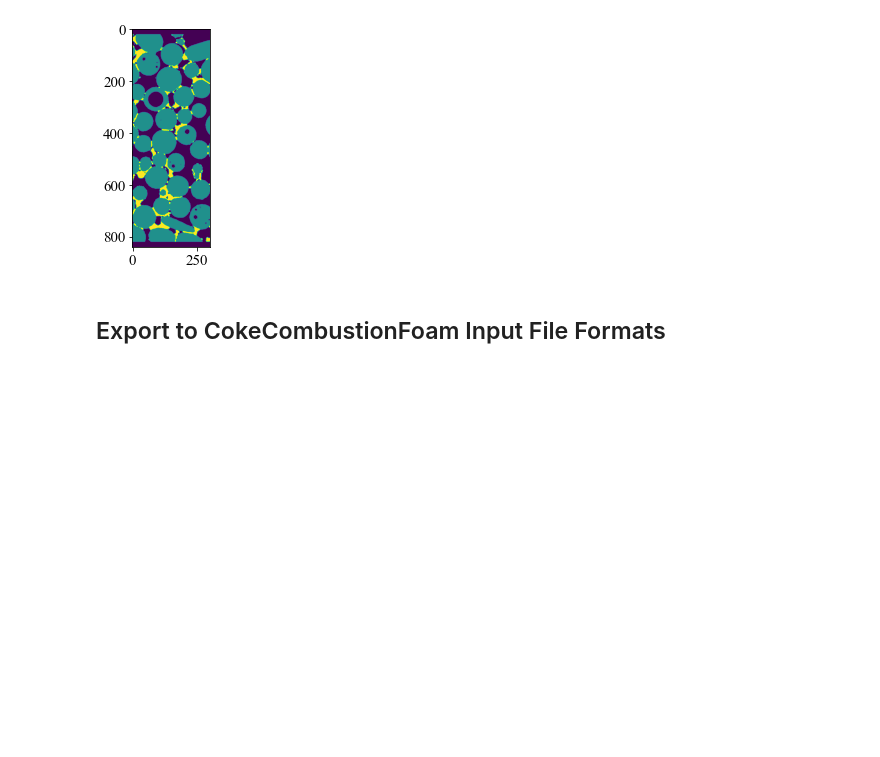
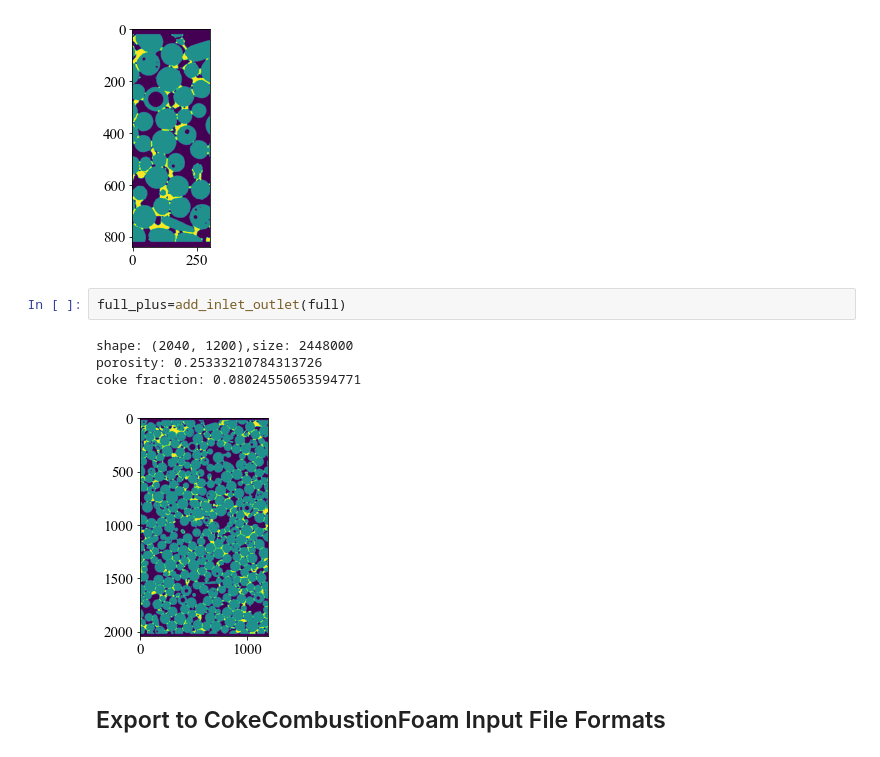
Before and after one commit to anoldfriend0718/openfoam, a Jupyter notebook: applications/solvers/cokeCombustionFoam/SegregatedSteps/runs/complicatedPorousMedia/structures/processStructure.ipynb, the cells around one changed output. Saved outputs shown, nothing was run; the diff lists cells and outputs as text; blank space fills up the shorter version.

```diff
--- a/applications/solvers/cokeCombustionFoam/SegregatedSteps/runs/complicatedPorousMedia/structures/processStructure.ipynb
+++ b/applications/solvers/cokeCombustionFoam/SegregatedSteps/runs/complicatedPorousMedia/structures/processStructure.ipynb
@@ -118,6 +131,13 @@ shape: (840, 300),size: 252000
 porosity: 0.3124246031746032
 coke fraction: 0.07448412698412699
 [figure]
+# %%
+full_plus=add_inlet_outlet(full)
+# %% [output]
+shape: (2040, 1200),size: 2448000
+porosity: 0.25333210784313726
+coke fraction: 0.08024550653594771
+[figure, added]
 # %% [markdown]
 ## Export to CokeCombustionFoam Input File Formats
 # %% [markdown]
```
Also changed, not shown: parts of 2 cells of this notebook, 4 other files.
